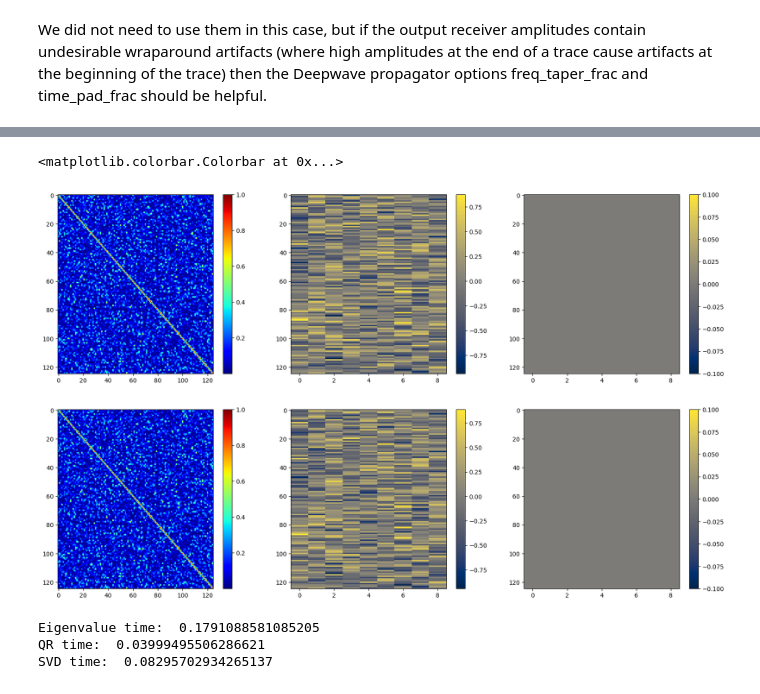
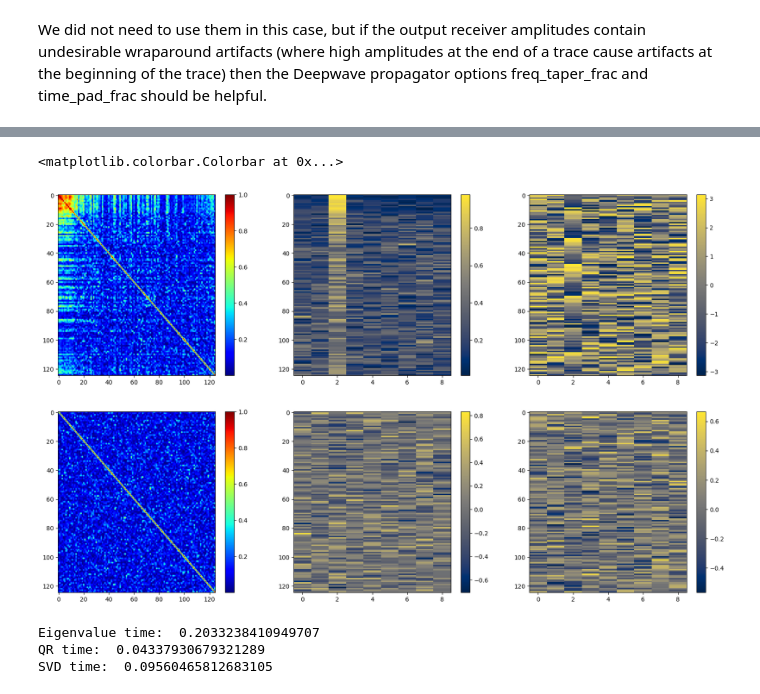
Before and after one commit to aissah/coherence_analysis_histroy, a Jupyter notebook: marmousi_deepwave.ipynb, the cells around one changed output, grey strips where cells are left out. Cells and saved outputs as stored; diff of their text form; code cells hidden in the pictures.

```diff
--- a/marmousi_deepwave.ipynb
+++ b/marmousi_deepwave.ipynb
@@ -62,10 +62,10 @@ receiver_depth = 2  # 2 * 4m = 8m
 
 n_receivers_per_shot = min(n_receivers_per_shot, int(nx/d_receiver))
 
-freq = 15
+freq = 25
 nt = 750 * 3
 dt = 0.004
-peak_time = 2.5 / freq
+peak_time = 50.5 / freq
 
 # source_locations
 source_locations = torch.zeros(n_shots, n_sources_per_shot, 2,
@@ -170,11 +170,11 @@ nr, nc = coherence_data.shape
 noise = np.random.normal(scale=1, size=(nr,nc))
 # normalize noise
 noise = noise / np.linalg.norm(noise)
-noise = noise * np.max(np.abs(coherence_data)) * 1
+noise = noise * np.max(np.abs(coherence_data)) * 10
 coherence_data = coherence_data + noise
 # coherence_data.shape
 vmin, vmax = torch.quantile(receiver_amplitudes[0],
-                            torch.tensor([0.1, 0.98]).to(device))
+                            torch.tensor([0.1, 0.999]).to(device))
 plt.subplot(1,2,1)
 plt.imshow(coherence_data.T, aspect='auto', cmap='seismic', vmin=-vmax, vmax=vmax)
 plt.colorbar()
@@ -211,30 +216,33 @@ welch_coherence_mat_noise = np.matmul(norm_win_spectra_noise, np.conjugate(norm_
 coherence_noise = np.absolute(welch_coherence_mat_noise)**2
 # %%
 norm_win_spectra.shape
+i = 25
 # samples_per_sec
 # coherence.shape
 plt.figure(figsize=(20,12))
 plt.subplot(2,3,1)
-plt.imshow(coherence[0], aspect='auto', cmap='jet')
+plt.imshow(coherence[i], aspect='auto', cmap='jet')
 plt.colorbar()
 plt.subplot(2,3,2)
-plt.imshow(norm_win_spectra[0].real, aspect='auto', cmap='cividis')
+# plt.imshow(norm_win_spectra[i].real, aspect='auto', cmap='cividis')
+plt.imshow(np.absolute(norm_win_spectra[i]), aspect='auto', cmap='cividis')
 plt.colorbar()
 plt.subplot(2,3,3)
-plt.imshow(norm_win_spectra[0].imag, aspect='auto', cmap='cividis')
+# plt.imshow(norm_win_spectra[i].imag, aspect='auto', cmap='cividis')
+plt.imshow(np.angle(norm_win_spectra[i]), aspect='auto', cmap='cividis')
 plt.colorbar()
 plt.subplot(2,3,4)
-plt.imshow(coherence_noise[0], aspect='auto', cmap='jet')
+plt.imshow(coherence_noise[i], aspect='auto', cmap='jet')
 plt.colorbar()
 plt.subplot(2,3,5)
-plt.imshow(norm_win_spectra_noise[0].real, aspect='auto', cmap='cividis')
+plt.imshow(norm_win_spectra_noise[i].real, aspect='auto', cmap='cividis')
 plt.colorbar()
 plt.subplot(2,3,6)
-plt.imshow(norm_win_spectra_noise[0].imag, aspect='auto', cmap='cividis')
+plt.imshow(norm_win_spectra_noise[i].imag, aspect='auto', cmap='cividis')
 plt.colorbar()
 # %% [output]
 <matplotlib.colorbar.Colorbar at 0x...>
-[figure, old version]
+[figure, new version]
 # %%
 num_frames = coherence.shape[0]
 
@@ -288,12 +296,12 @@ qr_time = t1-t0 + common_time
 t0 = time.time()
 for d in range(num_frames):
     U, S, Vh = np.linalg.svd(norm_win_spectra[d])
-    svd_approx2 = S**2
+    svd_approx2 = S**1
     # svd_approx2 = np.sort(S)[::-1]**2
     event_detection_svd[d] = np.max(svd_approx2)/np.sum(svd_approx2)
 
     U, S, Vh = np.linalg.svd(norm_win_spectra_noise[d])
-    svd_approx2 = S**2
+    svd_approx2 = S**1
     # svd_approx2 = np.sort(S)[::-1]**2
     noise_detection_svd[d] = np.max(svd_approx2)/np.sum(svd_approx2)
 t1 = time.time()
@@ -304,9 +312,9 @@ print("Eigenvalue time: ", eig_time)
 print("QR time: ", qr_time)
 print("SVD time: ", svd_time)
 # %% [output]
-Eigenvalue time:  0.1791088581085205
-QR time:  0.03999495506286621
-SVD time:  0.08295702934265137
+Eigenvalue time:  0.2033238410949707
+QR time:  0.04337930679321289
+SVD time:  0.09560465812683105
 # %%
 fsize = 12
 last_freq_index = -1
```
Also changed, not shown: parts of 10 cells of this notebook.
